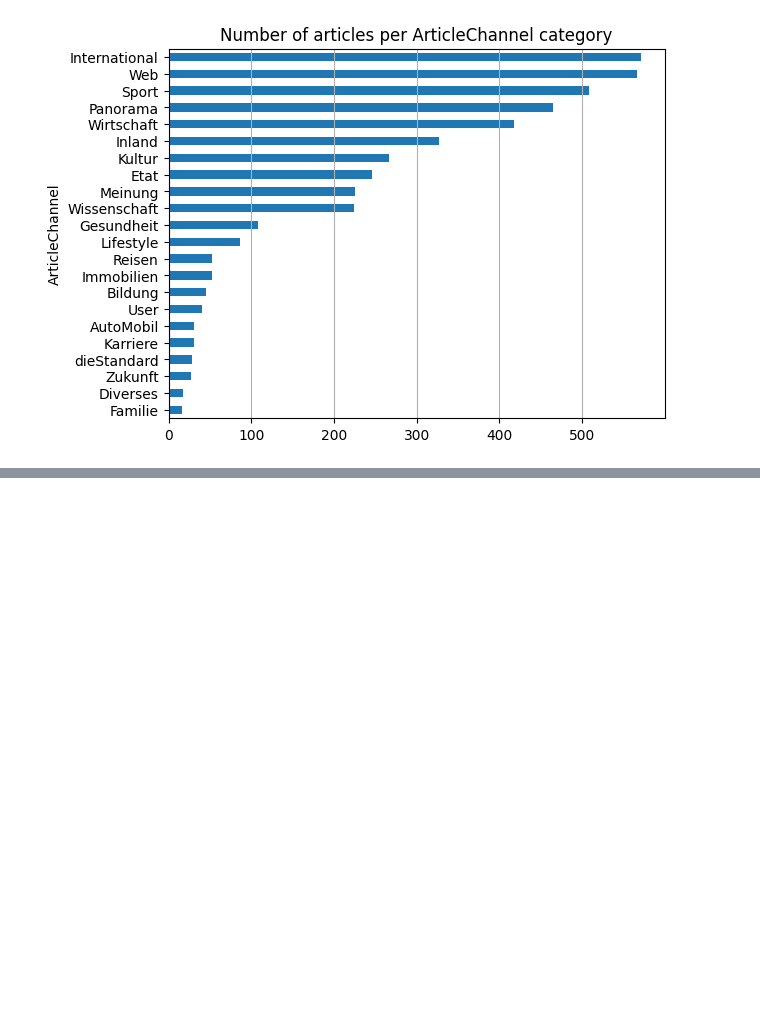
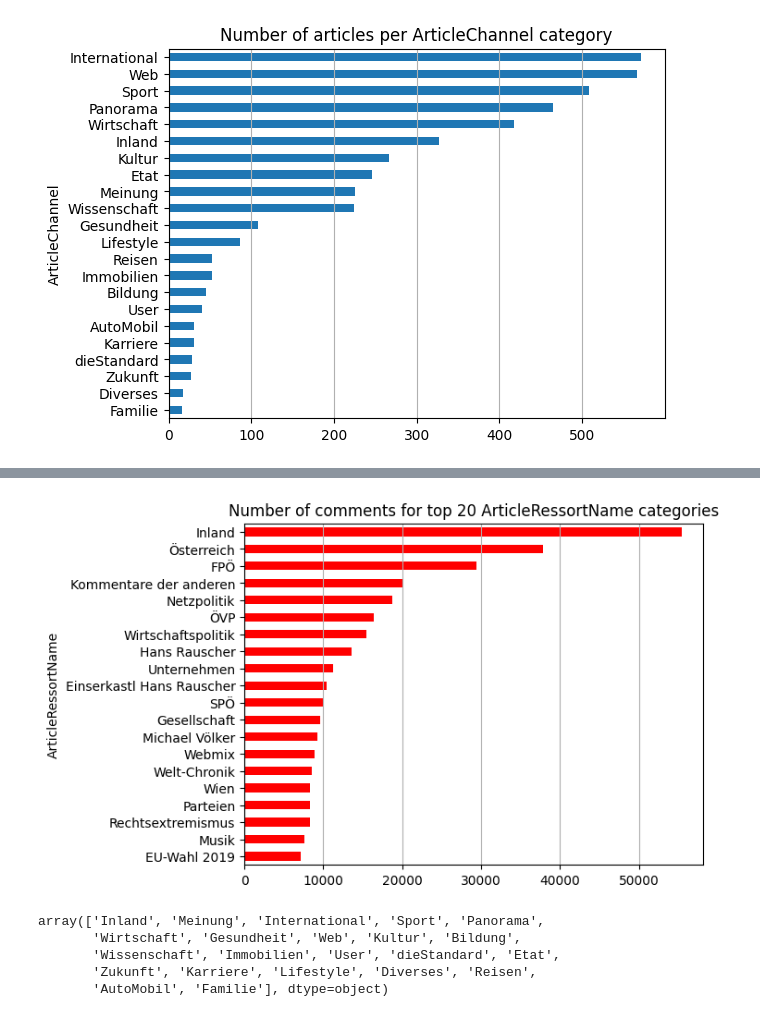
Before and after one commit to RomanGrebnev/sna_link_prediction, a Jupyter notebook: Data exploration.ipynb, the cells around one changed output, grey strips where cells are left out. Cells and saved outputs as stored; diff of their text form; code cells hidden in the pictures; blank space fills up the shorter version.

```diff
--- a/Data exploration.ipynb
+++ b/Data exploration.ipynb
@@ -112,0 +122,17 @@ plt.show()
+# %%
+# Number of comments by ArticleRessortName category:
+Arc = postings['ArticleRessortName'].value_counts()
+Arc.nlargest(20).iloc[::-1].plot(kind='barh', color='red')
+plt.title('Number of comments for top 20 ArticleRessortName categories')
+plt.grid(axis='x')
+plt.show()
+# %% [output]
+[figure, added]
+# %%
+postings["ArticleChannel"].unique()
+# %% [output]
+array(['Inland', 'Meinung', 'International', 'Sport', 'Panorama',
+       'Wirtschaft', 'Gesundheit', 'Web', 'Kultur', 'Bildung',
+       'Wissenschaft', 'Immobilien', 'User', 'dieStandard', 'Etat',
+       'Zukunft', 'Karriere', 'Lifestyle', 'Diverses', 'Reisen',
+       'AutoMobil', 'Familie'], dtype=object)
```
Also changed, not shown: parts of 5 cells of this notebook.
